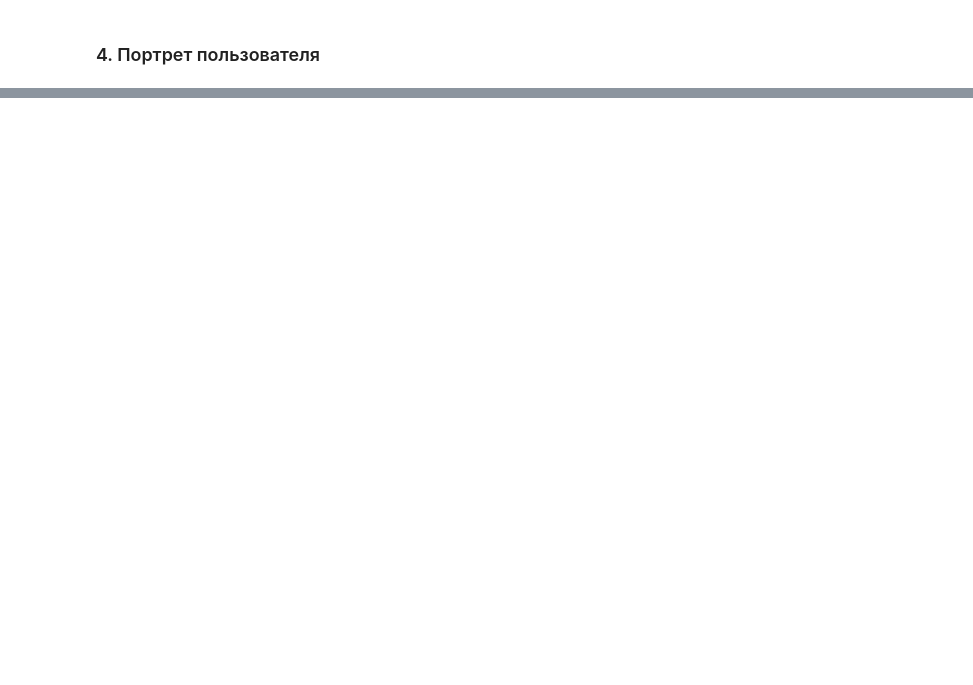
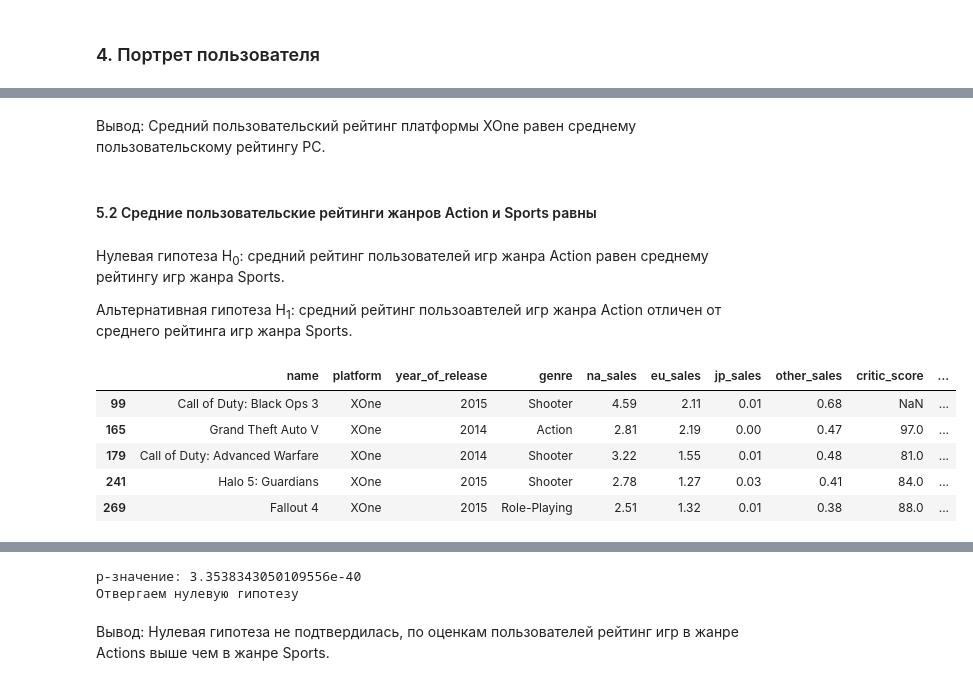
Before and after one commit to eugenii/data_sciencse, a Jupyter notebook: sprint_09_Сборный_проект_1/sbornii_1.ipynb, the cells around one changed output, grey strips where cells are left out. Drawn from its saved outputs; the diff is of its cells as text; code cells hidden in the pictures; blank space fills up the shorter version.

```diff
--- a/sprint_09_Сборный_проект_1/sbornii_1.ipynb
+++ b/sprint_09_Сборный_проект_1/sbornii_1.ipynb
@@ -651,0 +847,28 @@ plt.show()
+# %% [markdown]
+Вывод:
+Средний пользовательский рейтинг платформы XOne равен среднему пользовательскому рейтингу РС.
+# %% [markdown]
+ #### 5.2 Средние пользовательские рейтинги жанров Action и Sports равны
+# %% [markdown]
+Нулевая гипотеза H<sub>0</sub>: средний рейтинг пользователей игр жанра Action равен среднему рейтингу игр жанра Sports.
+
+ Альтернативная гипотеза H<sub>1</sub>: средний рейтинг пользоавтелей игр жанра Action отличен от  среднего рейтинга игр жанра Sports.
+# %%
+# Собираем данные для анализа
+
+# Собираем пользовательские рейтинги
+
+# genre Action
+genre_action_user_score = filtered_data[filtered_data['genre'] == 'Action']
+display(xBox_user_score.head())
+
+# PC
+genre_sports_user_score = filtered_data[filtered_data['genre'] == 'Sports']
+display(pc_user_score.head())
+# %% [output]
+|  | name | platform | year_of_release | genre | na_sales | eu_sales | jp_sales | other_sales | critic_score | ... |
+| 99 | Call of Duty: Black Ops 3 | XOne | 2015 | Shooter | 4.59 | 2.11 | 0.01 | 0.68 | NaN | ... |
+| 165 | Grand Theft Auto V | XOne | 2014 | Action | 2.81 | 2.19 | 0.00 | 0.47 | 97.0 | ... |
+| 179 | Call of Duty: Advanced Warfare | XOne | 2014 | Shooter | 3.22 | 1.55 | 0.01 | 0.48 | 81.0 | ... |
+| 241 | Halo 5: Guardians | XOne | 2015 | Shooter | 2.78 | 1.27 | 0.03 | 0.41 | 84.0 | ... |
+| 269 | Fallout 4 | XOne | 2015 | Role-Playing | 2.51 | 1.32 | 0.01 | 0.38 | 88.0 | ... |
@@ -651,0 +881,21 @@ plt.show()
+# %%
+# Проверка гипотезы
+
+alpha = 0.05 # уровень статистической значимости
+
+action_users = genre_action_user_score['user_score']
+sports_users = genre_sports_user_score['user_score']
+
+results = st.ttest_ind(action_users, sports_users, alternative='greater')
+
+print('p-значение:', results.pvalue)
+
+if results.pvalue < alpha:
+    print('Отвергаем нулевую гипотезу')
+else:
+    print('Нулевая гипотеза подтвердилась')
+# %% [output]
+p-значение: 3.3538343050109556e-40
+Отвергаем нулевую гипотезу
+# %% [markdown]
+Вывод: Нулевая гипотеза не подтвердилась, по оценкам пользователей рейтинг игр в жанре Actions выше чем в жанре Sports.
```
Also changed, not shown: parts of 34 cells of this notebook, 2 other files.
